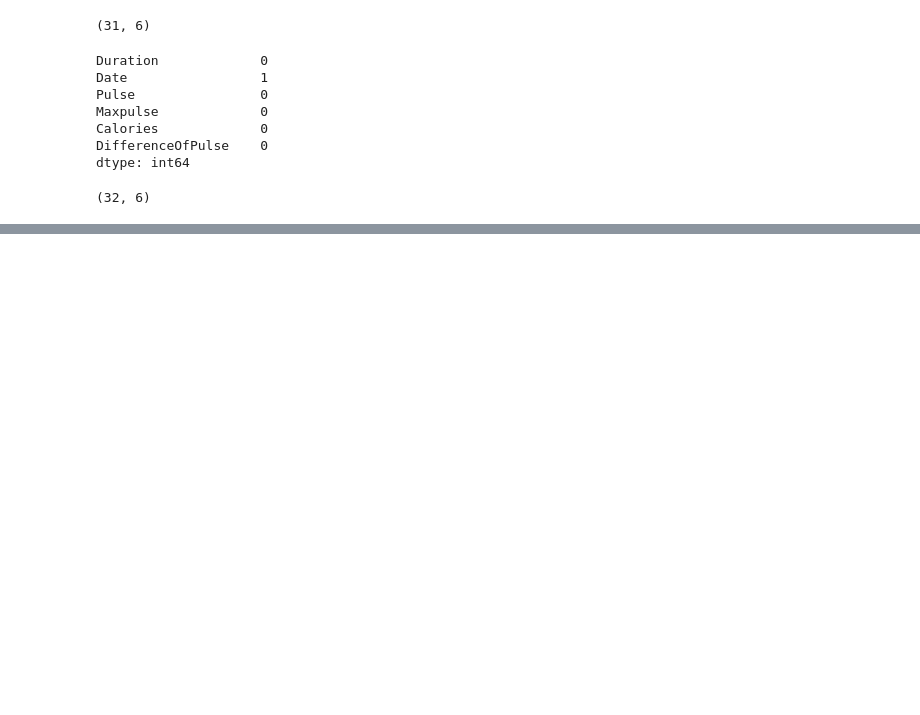
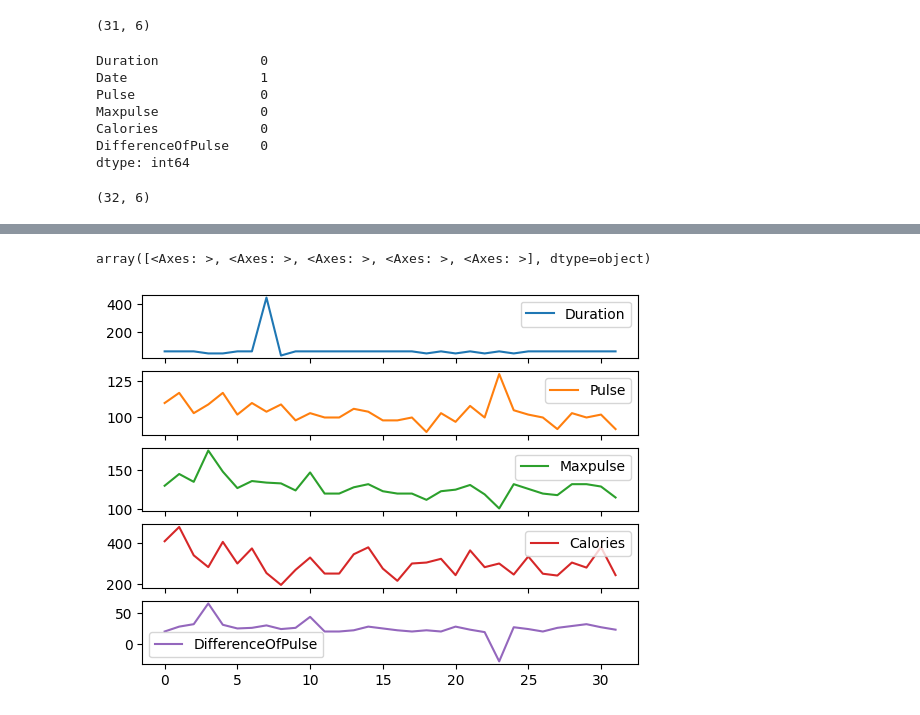
Before and after one commit to ppereiracampoverde/Advanced-Topics-in-Data-Analysis-Big-Data-Data-Mining-Cloud-Computing, a Jupyter notebook: eda.ipynb, the cells around one changed output, grey strips where cells are left out. Cells and saved outputs as stored; diff of their text form; code cells hidden in the pictures; blank space fills up the shorter version.

```diff
--- a/eda.ipynb
+++ b/eda.ipynb
@@ -5,6 +11,6 @@ Loading Data
 # %%
 import pandas as pd
-url = "https://raw.githubusercontent.com/ppereiracampoverde/Advanced-Topics-in-Data-Analysis-Big-Data-Data-Mining-Cloud-Computing/refs/heads/main/exercise_data.csv?token=GHSAT0AAAAAAC5JFOKZCPMQ3IHDA324K53UZ4RT6UA"
+url = "https://raw.githubusercontent.com/ppereiracampoverde/Advanced-Topics-in-Data-Analysis-Big-Data-Data-Mining-Cloud-Computing/refs/heads/main/exercise_data.csv"
 data= pd.read_csv(url)
 data.head()
 # %% [output]
@@ -84,5 +90,5 @@ data.shape
 **Data Reducction**
 # %%
 #Removing the pulse colomn
-data=data.drop(["Pulse"], axis=1)
-data.head()
+#data=data.drop(["Pulse"], axis=1)
+#data.head()
@@ -230,0 +283,5 @@ print(data.shape)
+# %%
+data.plot(kind='line',subplots=True)
+# %% [output]
+array([<Axes: >, <Axes: >, <Axes: >, <Axes: >, <Axes: >], dtype=object)
+[figure, added]
```
Also changed, not shown: parts of 18 cells of this notebook.
